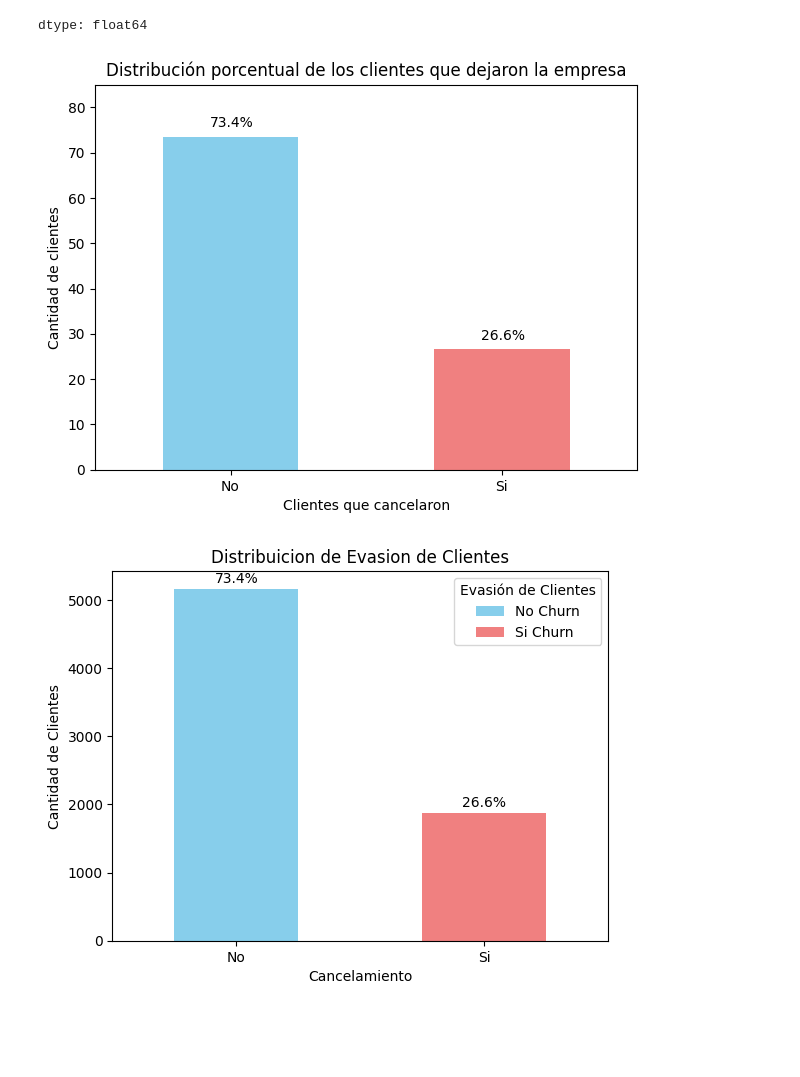
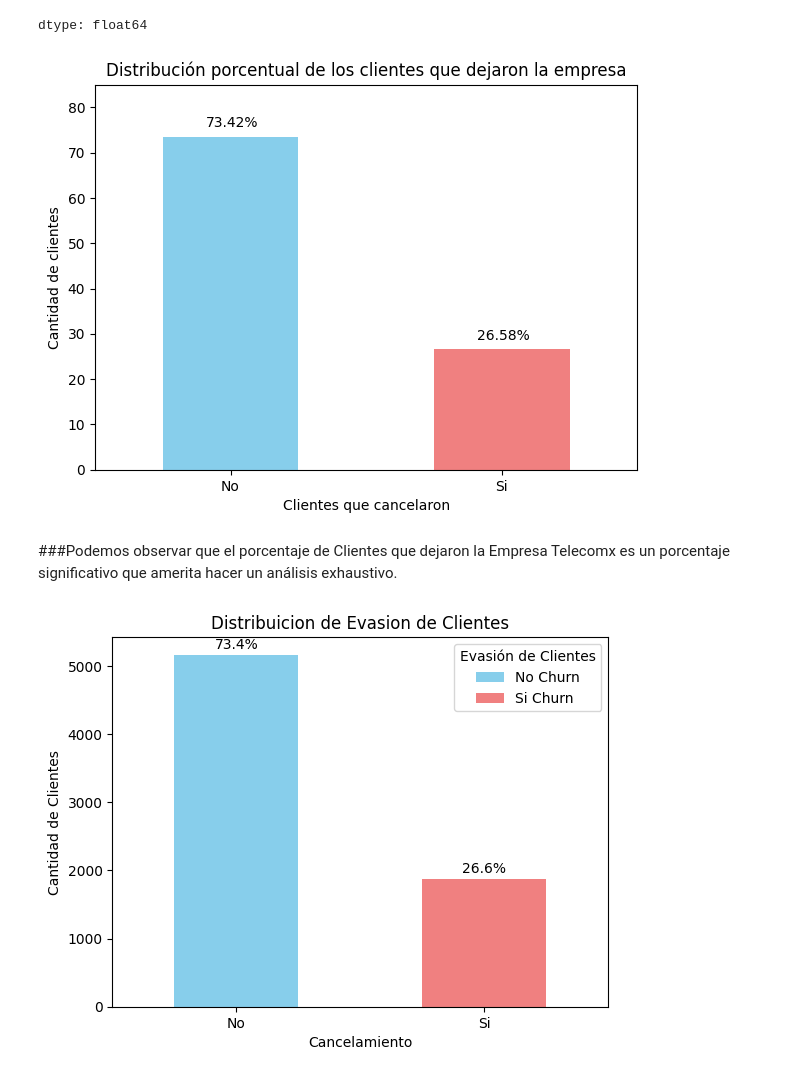
Before and after one commit to rociocelestial/Challenge2-Data-Science, a Jupyter notebook: TelecomX_LATAM.ipynb, the cells around one changed output. Drawn from its saved outputs; the diff is of its cells as text; code cells hidden in the pictures; blank space fills up the shorter version.

Commit message:
Creación y análisis por medio de gráficos

```diff
--- a/TelecomX_LATAM.ipynb
+++ b/TelecomX_LATAM.ipynb
@@ -228,7 +228,7 @@ df
 columnas = {                                                        # Diccionario con los nuevos nombres de las columnas.
     'customerID': 'cliente_id',
     'customer.gender': 'genero',
-    'customer.SeniorCitizen': 'tiene +60',
+    'customer.SeniorCitizen': 'adulto_mayor',
     'customer.Partner': 'posee_pareja',
     'customer.Dependents': 'posee_dependientes',
     'customer.tenure': 'tiempo_contrato',
@@ -324,4 +293,4 @@ plt.gca().spines[['top', 'right',]].set_visible(False)
 # %%
-df['tiene +60'] = df['tiene +60'].replace({1:'Si', 0:'No'})
+df['adulto_mayor'] = df['adulto_mayor'].replace({1:'Si', 0:'No'})
 df.head()
 # %% [output]
@@ -400,25 +385,27 @@ dtype: float64
 # %%
 # Crear el gráfico de barras
 plt.figure(figsize=(7,5))
 ax = churn_porcentaje.plot(kind='bar', color=['skyblue', 'lightcoral'])
 
 #
 plt.title('Distribución porcentual de los clientes que dejaron la empresa')
 plt.xlabel('Clientes que cancelaron')
 plt.ylabel('Cantidad de clientes')
 plt.xticks(rotation=0)
 plt.ylim(0,85)
 
 
 
 # Añadir etiquetas de porcentaje en las barras
 for p in ax.patches:
-    ax.annotate(f'{p.get_height():.1f}%', (p.get_x() + p.get_width() / 2., p.get_height()),
+    ax.annotate(f'{p.get_height():.2f}%', (p.get_x() + p.get_width() / 2., p.get_height()),
                 ha='center', va='center', xytext=(1, 10), textcoords='offset points', fontsize=10)
 
 plt.show()
 # %% [output]
-[figure, old version]
+[figure, new version]
+# %% [markdown]
+###Podemos observar que el porcentaje de Clientes que dejaron la Empresa Telecomx es un porcentaje significativo que amerita hacer un análisis exhaustivo.
 # %%
 
 from matplotlib.patches import Patch
```
Also changed, not shown: parts of 12 cells of this notebook.
